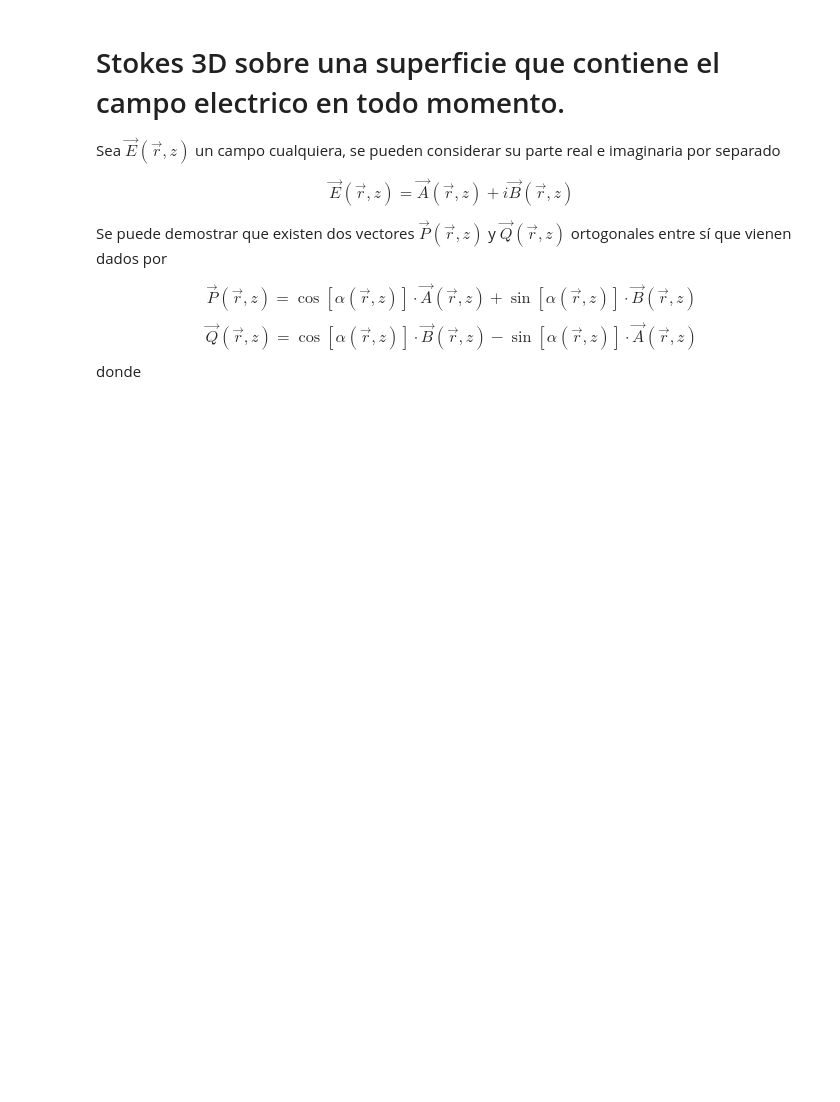
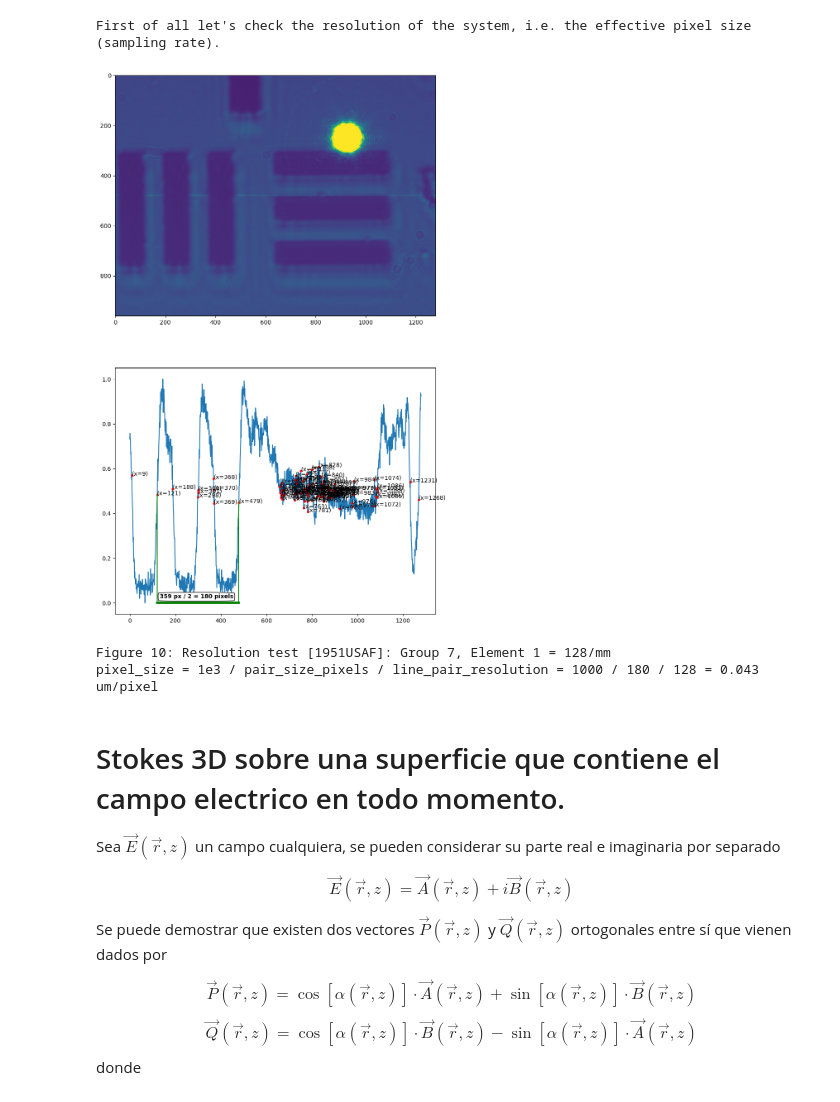
Before and after one commit to WavefrontEngUB/localStokes, a Jupyter notebook: Report.ipynb, the cells around one changed output. Saved outputs shown, nothing was run; the diff lists cells and outputs as text; code cells hidden in the pictures; blank space fills up the shorter version.

```diff
--- a/Report.ipynb
+++ b/Report.ipynb
@@ -42,7 +40,7 @@ import warnings
 warnings.filterwarnings("ignore")
 
 fig_num = 0  # Figures counter
-verbose = 0  # 0: Main paper figures ; 1: Also Suplementari material figures ; 2: All checks included
+verbose = 1  # 0: Main paper figures ; 1: Also Suplementari material figures ; 2: All checks included
 # %%
 IN_COLAB = 'google.colab' in sys.modules
 if IN_COLAB:
@@ -98,33 +93,40 @@ pair_size_pixels = 180  # check the line separation in figure below (verbose>1)
 
 pixel_size = 1000 / pair_size_pixels / line_pair_resolution  #  in [um]
 lamb = 520e-3  # in [um]
 
 if verbose:
+    print("First of all let's check the resolution of the system, "
+          "i.e. the effective pixel size (sampling rate).")
     img_scale = plt.imread(Path("data")/"scale.png")
     profile = img_scale[img_scale.shape[0]//2, :]
     profile -= profile.min()
     profile /= profile.max()
     profile_half = np.where(np.diff(np.sign(profile-0.5)))[0]
 
 
     fig, ax = plt.subplots(2, 1, figsize=(10,17))
     ax[0].imshow(img_scale)
     ax[1].plot(profile)
     ax[1].plot(profile_half, profile[profile_half], 'r.')
     for pos in profile_half:
         ax[1].text(pos, profile[pos], f"(x={pos})")
     ax[1].plot([profile_half[1], profile_half[9]], [0, 0], 'g-', linewidth=4)
     ax[1].plot([profile_half[1], profile_half[1]], [0, profile[profile_half[1]]], 'g-')
     ax[1].plot([profile_half[9], profile_half[9]], [0, profile[profile_half[9]]], 'g-')
     delta_pixel2 = profile_half[9] - profile_half[1] + 1
     ax[1].text(profile_half[1]+10, 0.02, f"{delta_pixel2} px / 2 = {delta_pixel2/2:.0f} pixels", weight='bold', bbox=dict(boxstyle="round4", fc="w"))
     plt.show()
     fig_num = utils.print_fig(f'Resolution test [1951USAF]: '
                               f'Group {usaf_goup}, Element {usaf_element} = '
                               f'{line_pair_resolution}/mm', fig_num)
     print(f"pixel_size = 1e3 / pair_size_pixels / line_pair_resolution = "
           f"1000 / {pair_size_pixels} / {line_pair_resolution} = "
           f"{pixel_size:.3f} um/pixel")
+# %% [output]
+First of all let's check the resolution of the system, i.e. the effective pixel size (sampling rate).
+[figure, added]
+Figure 10: Resolution test [1951USAF]: Group 7, Element 1 = 128/mm
+pixel_size = 1e3 / pair_size_pixels / line_pair_resolution = 1000 / 180 / 128 = 0.043 um/pixel
 # %% [markdown]
 # Stokes 3D  sobre una superficie que contiene el campo electrico en todo momento.
 
```
Also changed, not shown: parts of 18 cells of this notebook, 15 other files.
